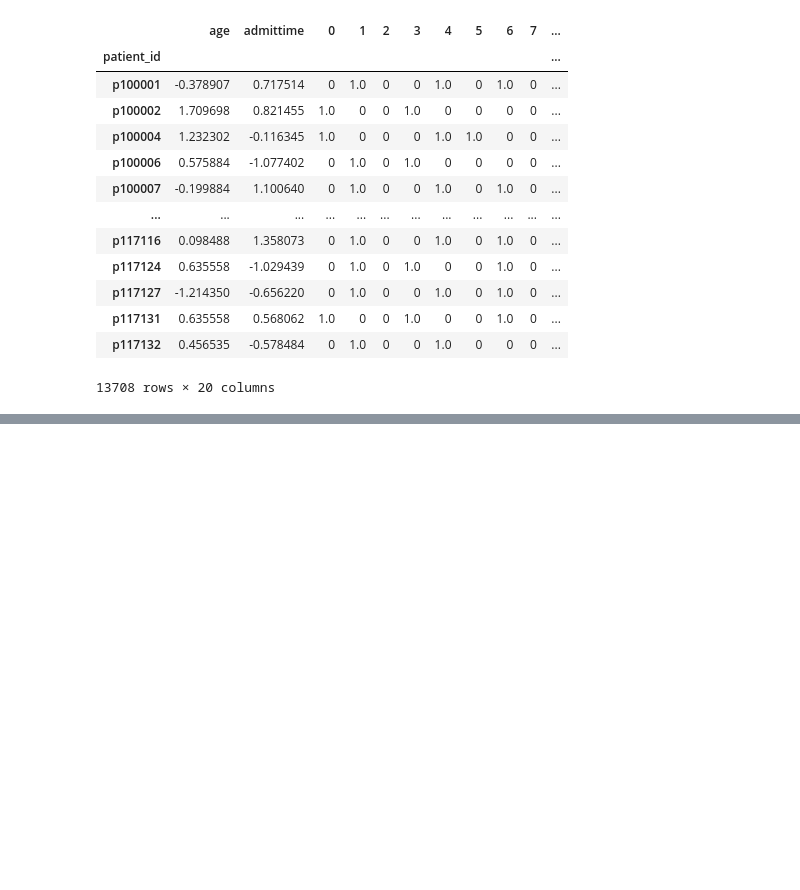
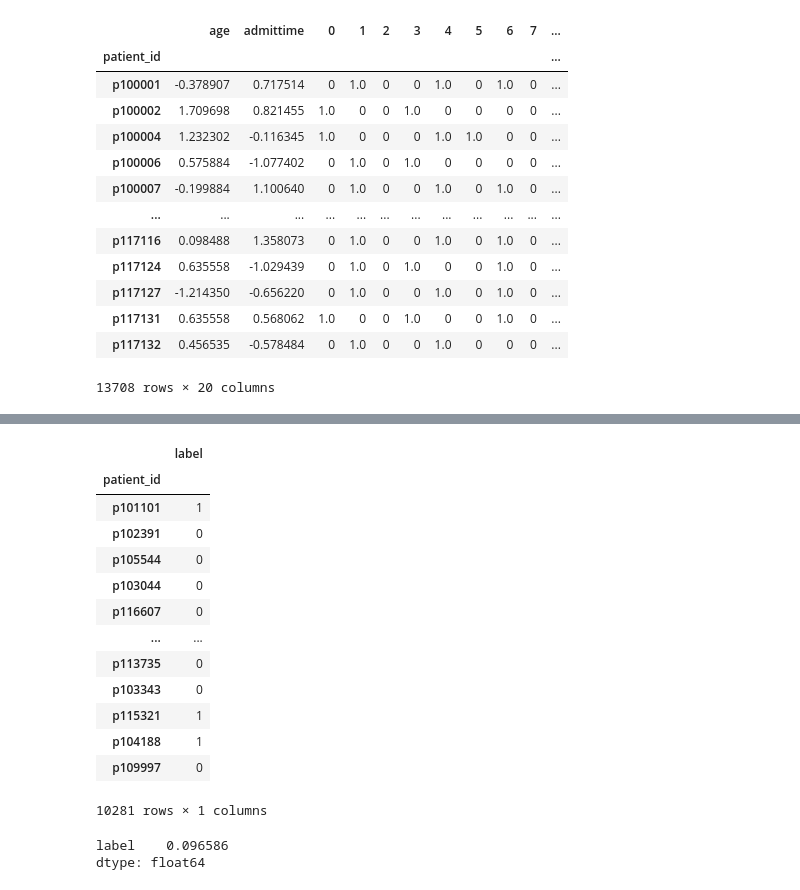
Before and after one commit to Marlin45/DataMiningChallenge, a Jupyter notebook: SimpleImplentation.ipynb, the cells around one changed output, grey strips where cells are left out. Cells and saved outputs as stored; diff of their text form; code cells hidden in the pictures; blank space fills up the shorter version.

```diff
--- a/SimpleImplentation.ipynb
+++ b/SimpleImplentation.ipynb
@@ -169,0 +170,22 @@ run_tests(svc, 'SVC', X_train, y_train, X_test, y_test)
+# %%
+y_train
+# %% [output]
+|  | label |
+| patient_id |  |
+| p101101 | 1 |
+| p102391 | 0 |
+| p105544 | 0 |
+| p103044 | 0 |
+| p116607 | 0 |
+| ... | ... |
+| p113735 | 0 |
+| p103343 | 0 |
+| p115321 | 1 |
+| p104188 | 1 |
+| p109997 | 0 |
+10281 rows × 1 columns
+# %%
+y_train.sum() / y_train.shape[0]
+# %% [output]
+label    0.096586
+dtype: float64
```
Also changed, not shown: parts of 1 cell of this notebook, 1 other file.
